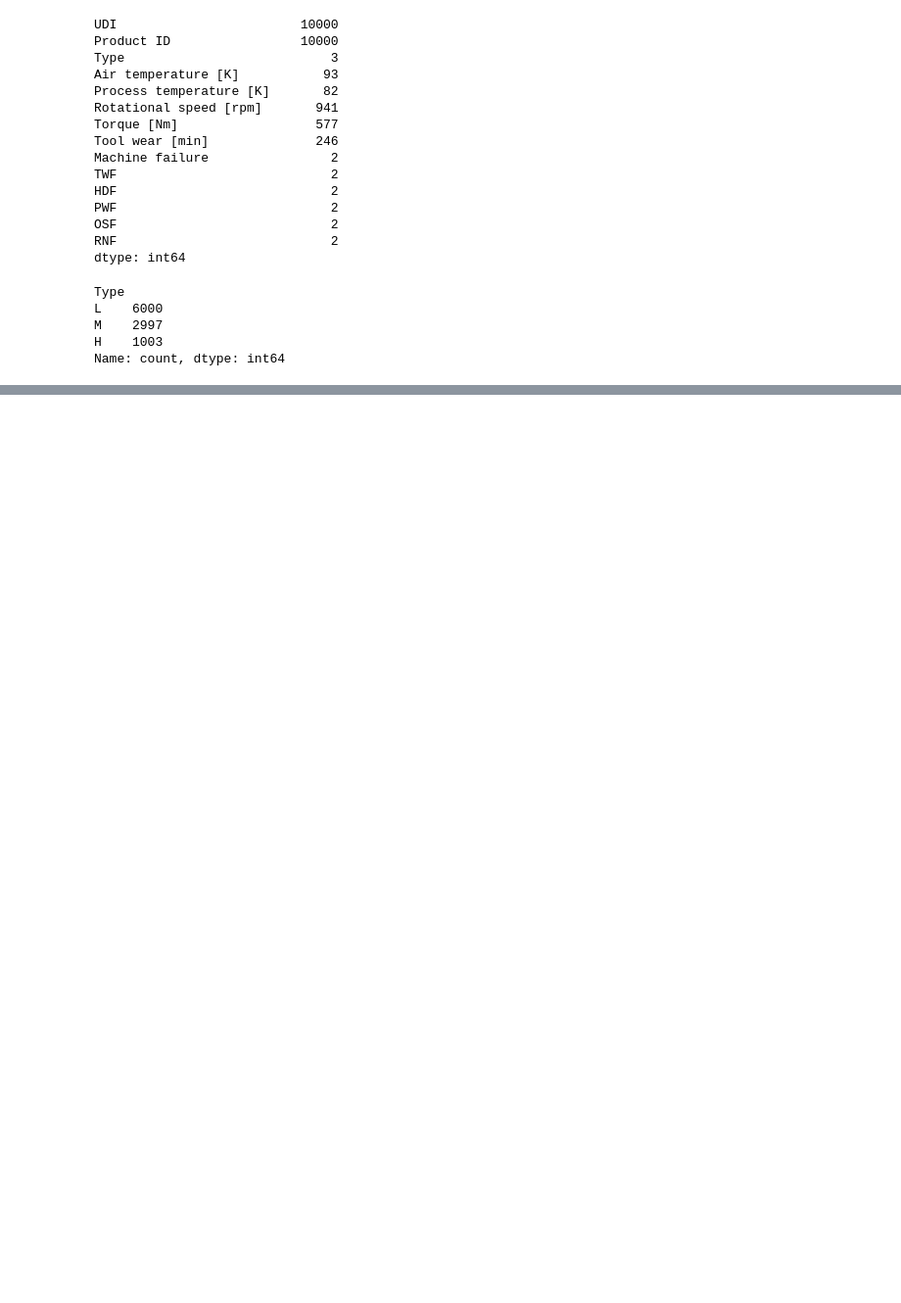
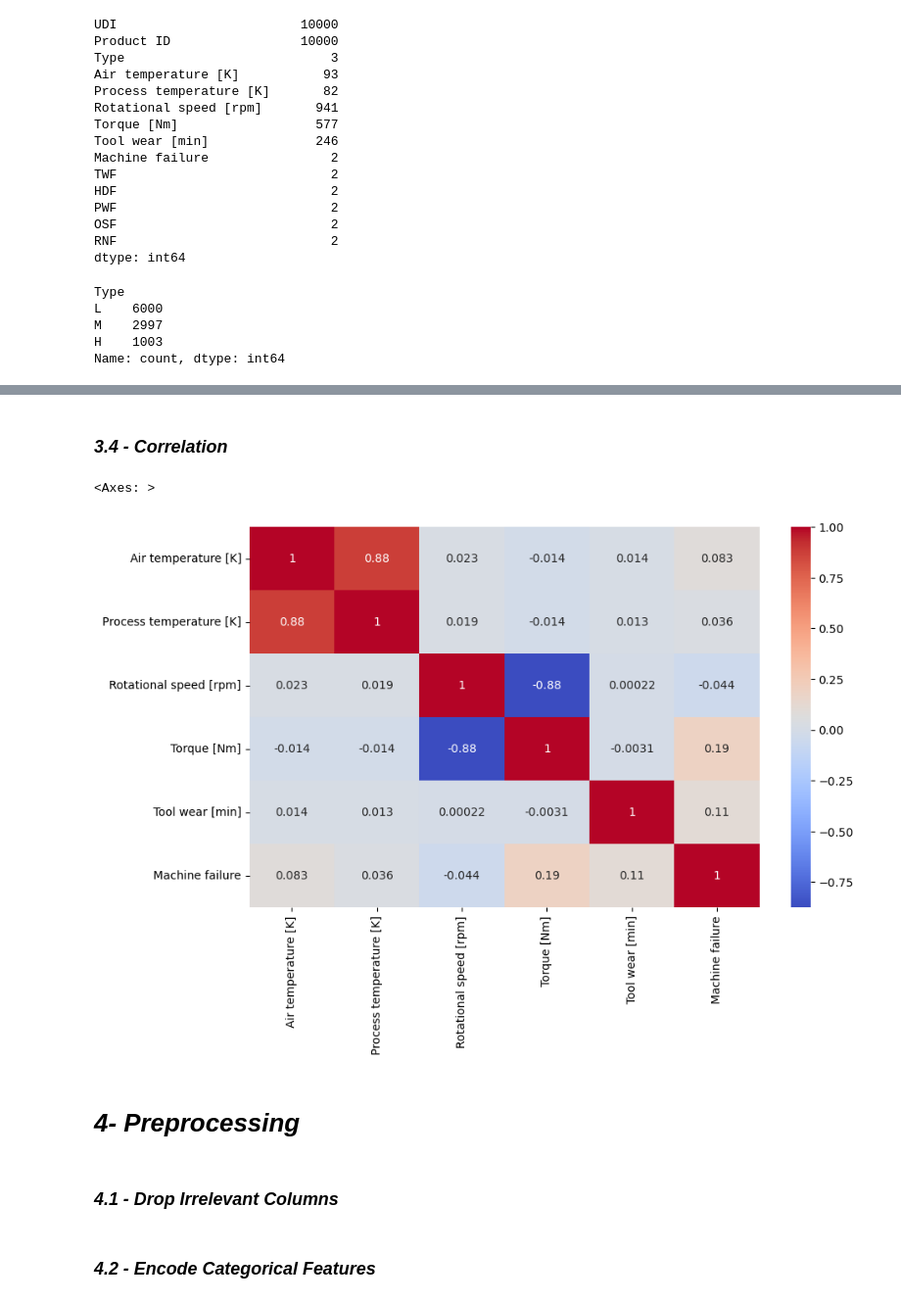
Before and after one commit to TurkishTM/PredictiveMaintenanceSystem, a Jupyter notebook: MainCode.ipynb, the cells around one changed output, grey strips where cells are left out. Shown: that part at 98% size. Cells and saved outputs as stored; diff of their text form; code cells hidden in the pictures; blank space fills up the shorter version.

Commit message:
Preprocessing Phase (Mile-Stone 1)

```diff
--- a/MainCode.ipynb
+++ b/MainCode.ipynb
@@ -145,0 +167,13 @@ df.drop(columns=['UDI','Product ID'],inplace=True)
+# %% [markdown]
+### ***3.4 - Correlation***
+# %%
+# Correlation matrix
+plt.figure(figsize=(10, 6))
+sns.heatmap(df[numerical + ['Machine failure']].corr(), annot=True, cmap='coolwarm')
+# %% [output]
+<Axes: >
+[figure, added]
+# %% [markdown]
+# ***4- Preprocessing***
+# %% [markdown]
+### ***4.1 - Drop Irrelevant Columns***
@@ -145,0 +183,2 @@ df.drop(columns=['UDI','Product ID'],inplace=True)
+# %% [markdown]
+### ***4.2 - Encode Categorical Features***
```
Also changed, not shown: parts of 24 cells of this notebook, 1 other file.
